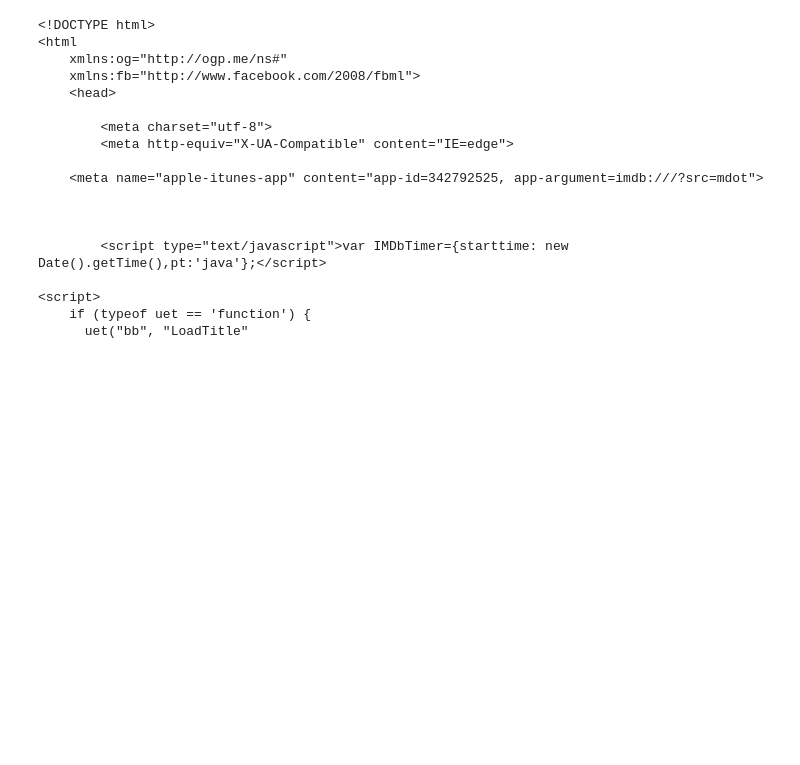
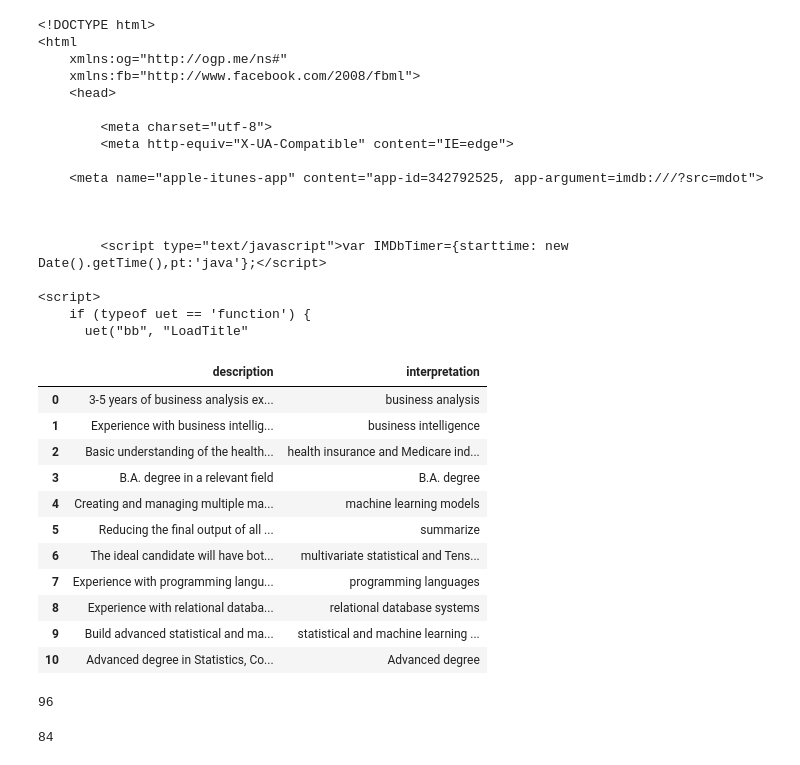
Before and after one commit to michaelfpalmer/level-up, a Jupyter notebook: Working Notebook.ipynb, the cells around one changed output. Cells and saved outputs as stored; diff of their text form; code cells hidden in the pictures; blank space fills up the shorter version.

```diff
--- a/Working Notebook.ipynb
+++ b/Working Notebook.ipynb
@@ -107,0 +167,27 @@ print(response.text[:500])
+# %%
+skills_dict['description'].append('Experience with relational database systems is a plus')
+skills_dict['interpretation'].append('relational database systems')
+# %%
+skills_dict['description'].append('Build advanced statistical and machine learning models to solve problems like customer lifetime value prediction, pricing optimization, marketing attribution, media mixing model, product ranking, inventory model, recommendation algorithm, user behavior forecasting and user experience personalization.')
+skills_dict['interpretation'].append('statistical and machine learning models, customer lifetime value prediction, pricing optimization, marketing attribution, media mixing model, product ranking, inventory model, recommendation algorithm, user behavior forecasting, user experience personalization')
+# %%
+skills_dict['description'].append('Advanced degree in Statistics, Computer Science, Electrical Engineering- or similar fields')
+skills_dict['interpretation'].append('Advanced degree')
+# %%
+skills_dict['description'].append('3+ years full-time relevant industry experience')
+skills_dict['interpretation'].append('3+ years')
+# %%
+pd.DataFrame(skills_dict)
+# %% [output]
+|  | description | interpretation |
+| 0 | 3-5 years of business analysis ex... | business analysis |
+| 1 | Experience with business intellig... | business intelligence |
+| 2 | Basic understanding of the health... | health insurance and Medicare ind... |
+| 3 | B.A. degree in a relevant field | B.A. degree |
+| 4 | Creating and managing multiple ma... | machine learning models |
+| 5 | Reducing the final output of all ... | summarize |
+| 6 | The ideal candidate will have bot... | multivariate statistical and Tens... |
+| 7 | Experience with programming langu... | programming languages |
+| 8 | Experience with relational databa... | relational database systems |
+| 9 | Build advanced statistical and ma... | statistical and machine learning ... |
+| 10 | Advanced degree in Statistics, Co... | Advanced degree |
@@ -107,0 +210,4 @@ print(response.text[:500])
+# %%
+len(skills_vector)
+# %% [output]
+96
@@ -107,0 +216,4 @@ print(response.text[:500])
+# %%
+len(skills_vector2)
+# %% [output]
+84
```
Also changed, not shown: parts of 19 cells of this notebook, 1 other file.
